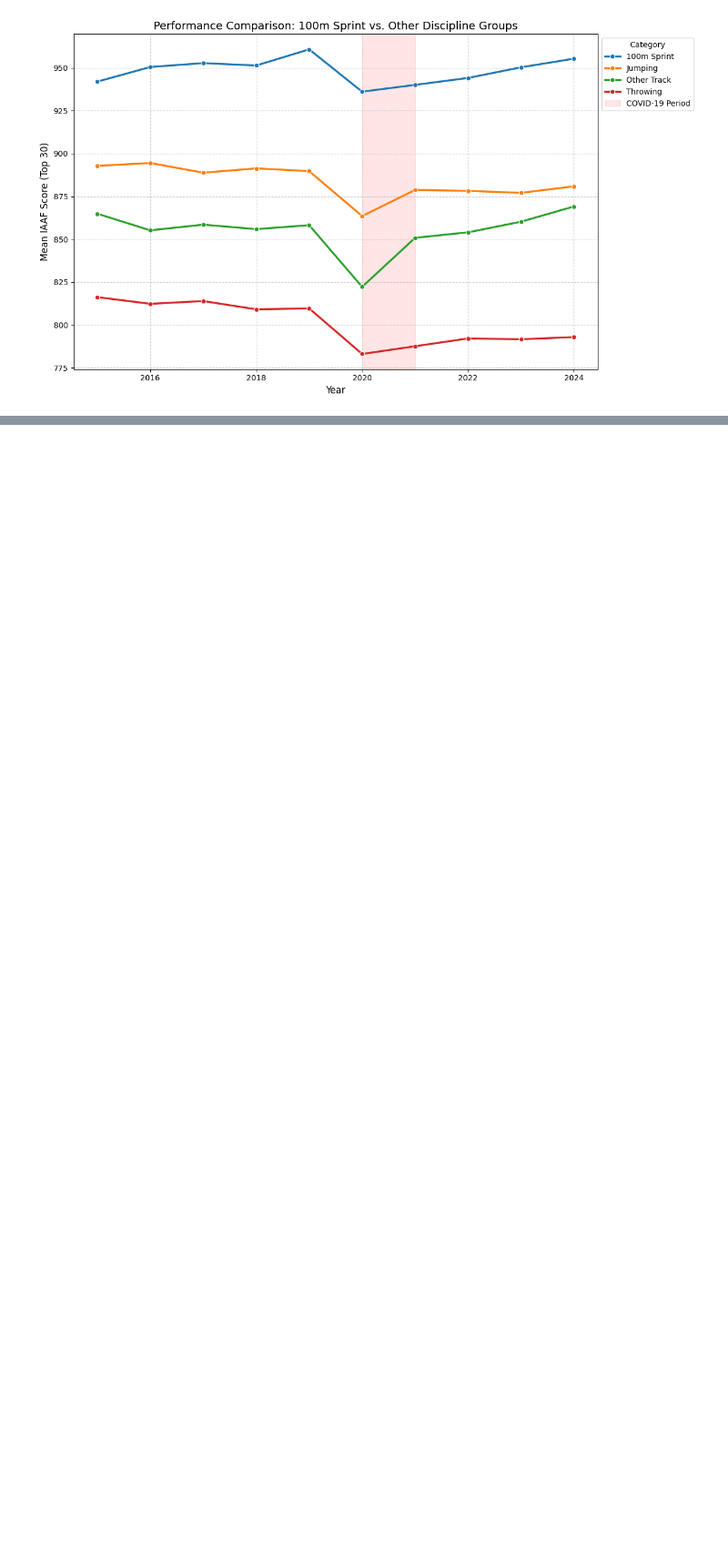
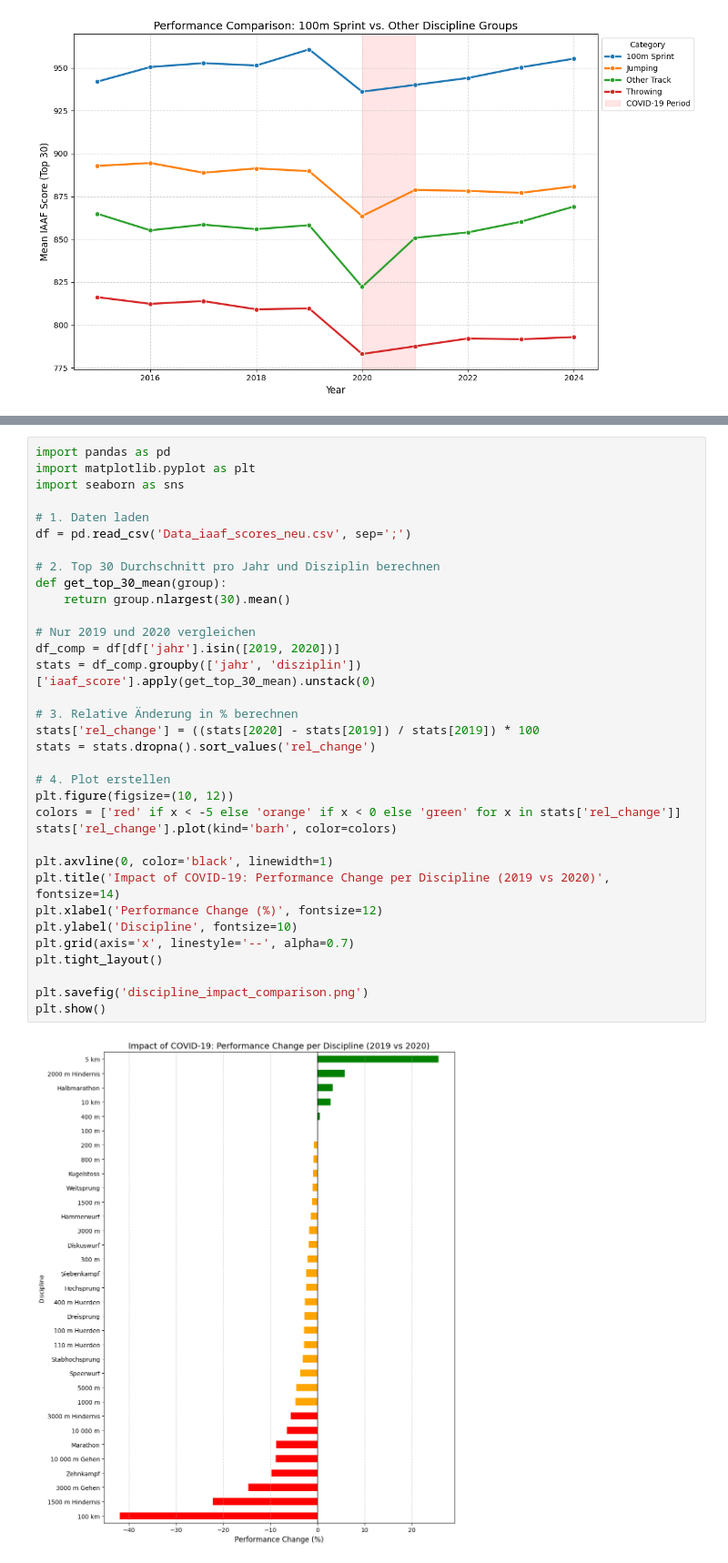
Before and after one commit to maxwernz/Data-Literacy, a Jupyter notebook: Luca/luca1.ipynb, the cells around one changed output, grey strips where cells are left out. Shown at 91% size. Cells and saved outputs as stored; diff of their text form; blank space fills up the shorter version.

Commit message:
Tue plots

```diff
--- a/Luca/luca1.ipynb
+++ b/Luca/luca1.ipynb
@@ -816,0 +821,36 @@ plt.show()
+# %%
+import pandas as pd
+import matplotlib.pyplot as plt
+import seaborn as sns
+
+# 1. Daten laden
+df = pd.read_csv('Data_iaaf_scores_neu.csv', sep=';')
+
+# 2. Top 30 Durchschnitt pro Jahr und Disziplin berechnen
+def get_top_30_mean(group):
+    return group.nlargest(30).mean()
+
+# Nur 2019 und 2020 vergleichen
+df_comp = df[df['jahr'].isin([2019, 2020])]
+stats = df_comp.groupby(['jahr', 'disziplin'])['iaaf_score'].apply(get_top_30_mean).unstack(0)
+
+# 3. Relative Änderung in % berechnen
+stats['rel_change'] = ((stats[2020] - stats[2019]) / stats[2019]) * 100
+stats = stats.dropna().sort_values('rel_change')
+
+# 4. Plot erstellen
+plt.figure(figsize=(10, 12))
+colors = ['red' if x < -5 else 'orange' if x < 0 else 'green' for x in stats['rel_change']]
+stats['rel_change'].plot(kind='barh', color=colors)
+
+plt.axvline(0, color='black', linewidth=1)
+plt.title('Impact of COVID-19: Performance Change per Discipline (2019 vs 2020)', fontsize=14)
+plt.xlabel('Performance Change (%)', fontsize=12)
+plt.ylabel('Discipline', fontsize=10)
+plt.grid(axis='x', linestyle='--', alpha=0.7)
+plt.tight_layout()
+
+plt.savefig('discipline_impact_comparison.png')
+plt.show()
+# %% [output]
+[figure, added]
```
Also changed, not shown: parts of 8 cells of this notebook, 16 other files.
